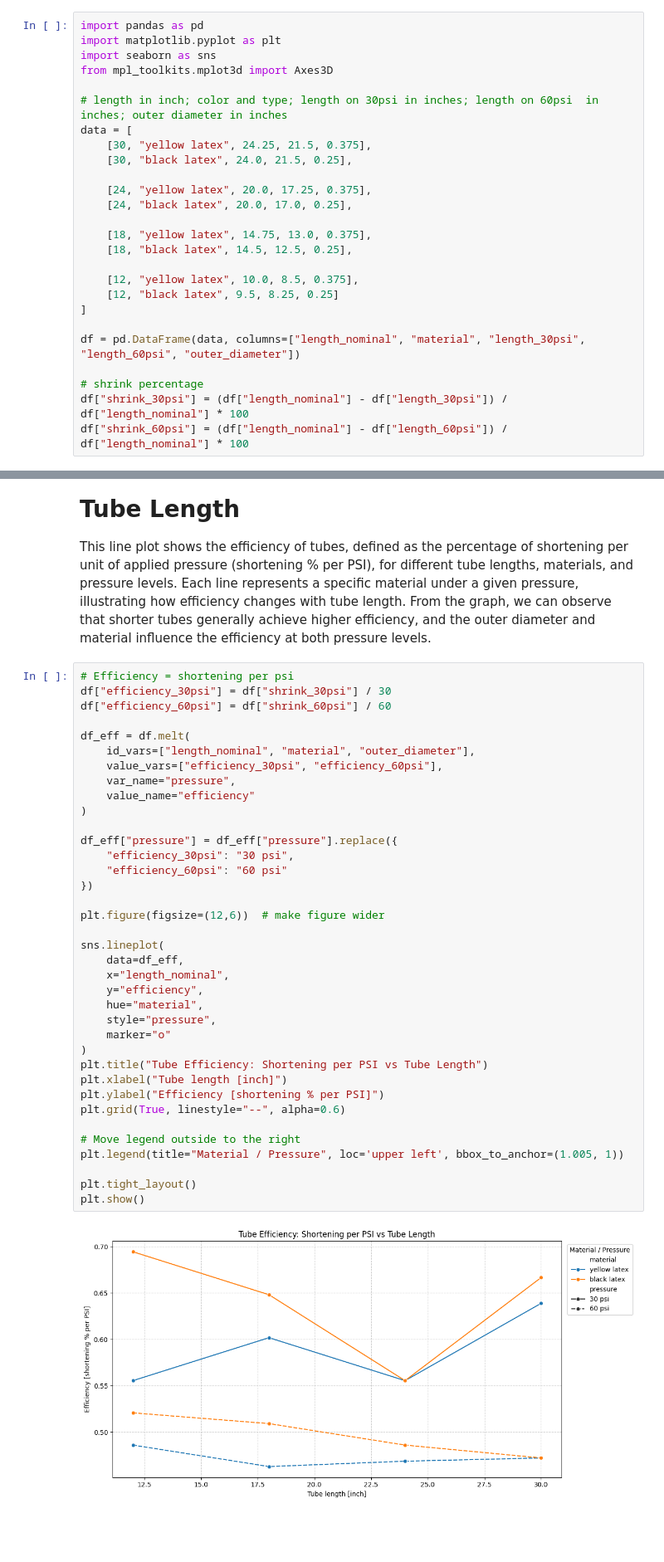
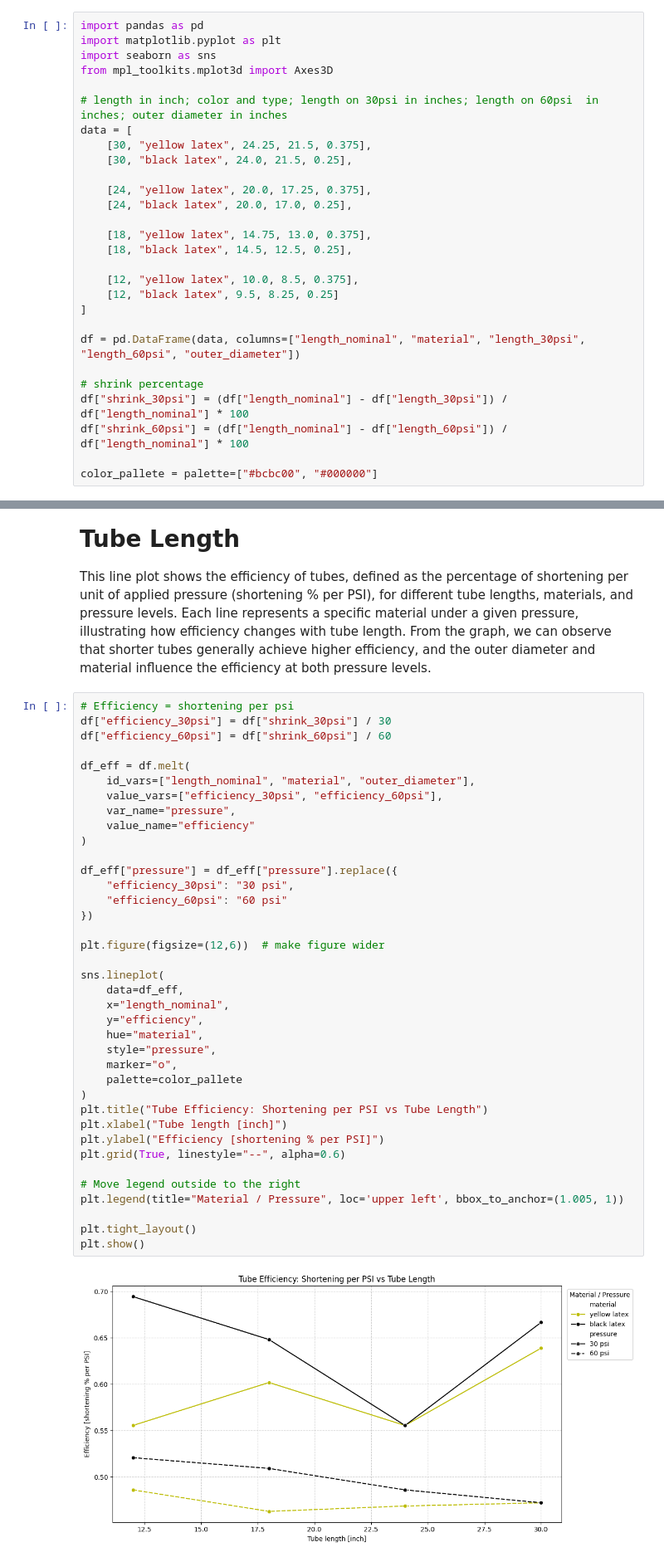
Before and after one commit to matousek11/exoskeleton-charts, a Jupyter notebook: tube-charts.ipynb, the cells around one changed output, grey strips where cells are left out. Shown at 83% size. Saved outputs shown, nothing was run; the diff lists cells and outputs as text; blank space fills up the shorter version.

```diff
--- a/tube-charts.ipynb
+++ b/tube-charts.ipynb
@@ -27,6 +27,8 @@ df = pd.DataFrame(data, columns=["length_nominal", "material", "length_30psi", "
 # shrink percentage
 df["shrink_30psi"] = (df["length_nominal"] - df["length_30psi"]) / df["length_nominal"] * 100
 df["shrink_60psi"] = (df["length_nominal"] - df["length_60psi"]) / df["length_nominal"] * 100
+
+color_pallete = palette=["#bcbc00", "#000000"]
 # %% [markdown]
 # Percentage reduction based on length and material (outer diameter)
 We can see that shorter the tube is, better contraction we get, also smaller outer diameter in black latex tube could also cause that it has higher shortening percentage.
@@ -183,32 +199,33 @@ df_eff = df.melt(
     value_vars=["efficiency_30psi", "efficiency_60psi"],
     var_name="pressure",
     value_name="efficiency"
 )
 
 df_eff["pressure"] = df_eff["pressure"].replace({
     "efficiency_30psi": "30 psi",
     "efficiency_60psi": "60 psi"
 })
 
 plt.figure(figsize=(12,6))  # make figure wider
 
 sns.lineplot(
     data=df_eff,
     x="length_nominal",
     y="efficiency",
     hue="material",
     style="pressure",
-    marker="o"
+    marker="o",
+    palette=color_pallete
 )
 plt.title("Tube Efficiency: Shortening per PSI vs Tube Length")
 plt.xlabel("Tube length [inch]")
 plt.ylabel("Efficiency [shortening % per PSI]")
 plt.grid(True, linestyle="--", alpha=0.6)
 
 # Move legend outside to the right
 plt.legend(title="Material / Pressure", loc='upper left', bbox_to_anchor=(1.005, 1))
 
 plt.tight_layout()
 plt.show()
 # %% [output]
-[figure, old version]
+[figure, new version]
```
Also changed, not shown: parts of 6 cells of this notebook.
